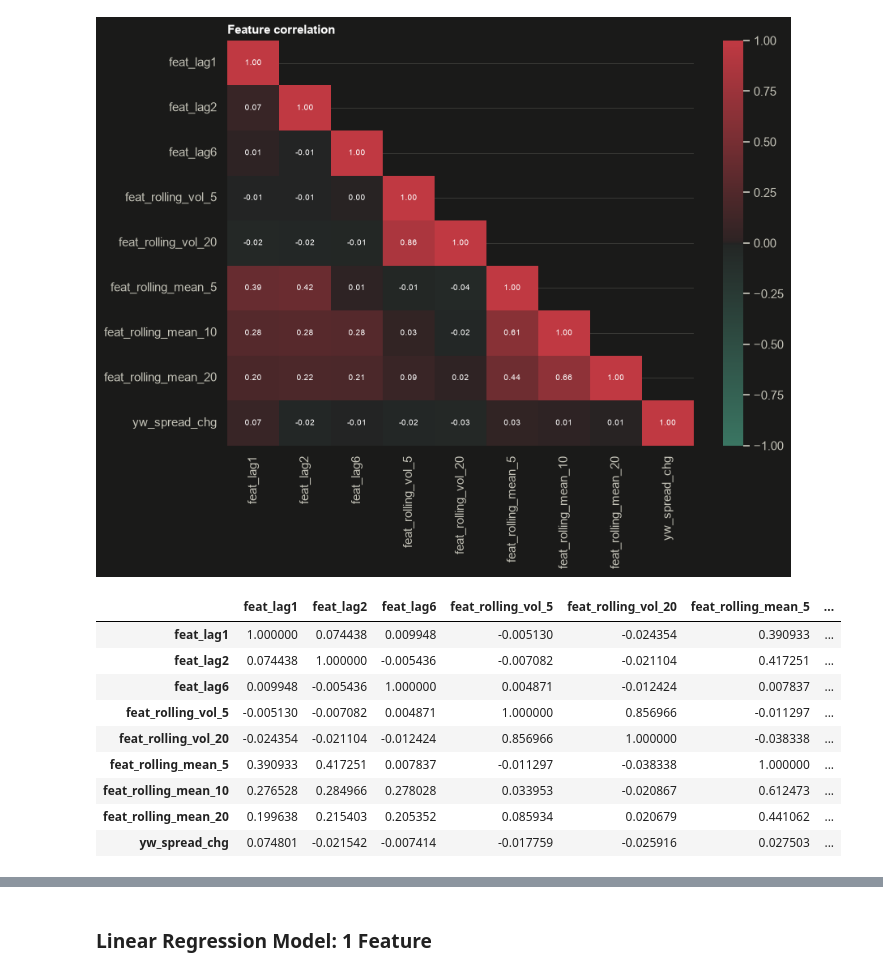
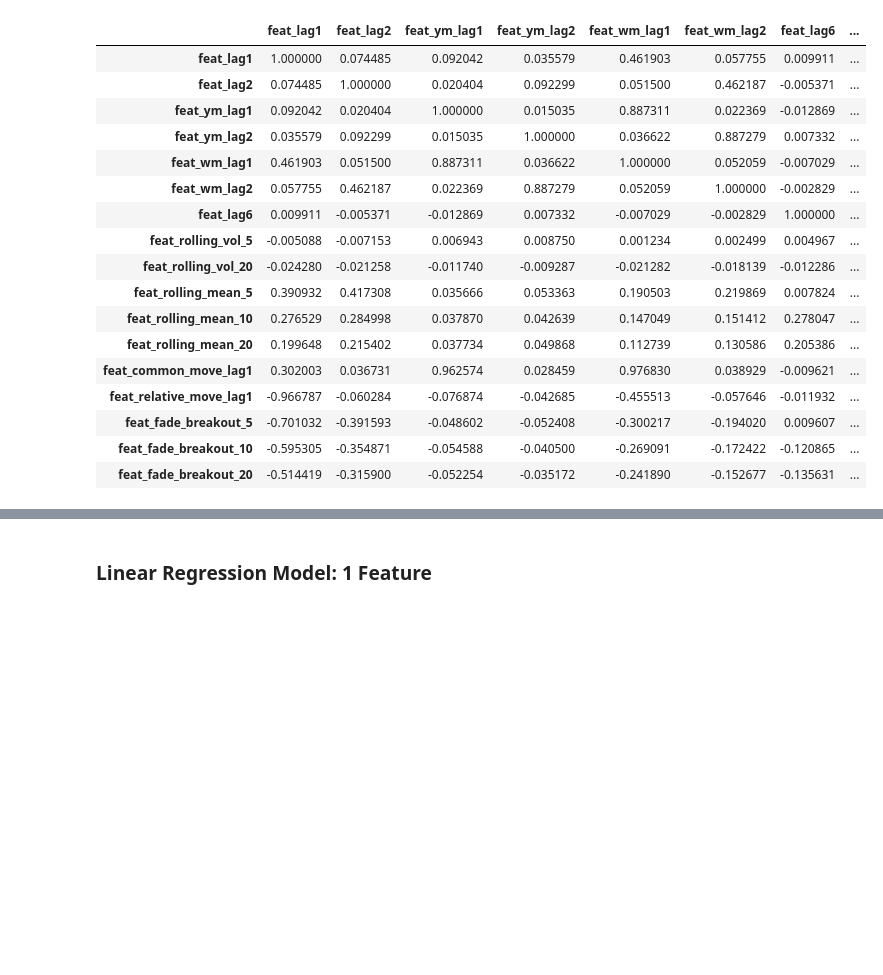
Before and after one commit to NicLabuschagne/asia-em-ags-research, a Jupyter notebook: notebooks/ml_testing.ipynb, the cells around one changed output, grey strips where cells are left out. Cells and saved outputs as stored; diff of their text form; code cells hidden in the pictures; blank space fills up the shorter version.

```diff
--- a/notebooks/ml_testing.ipynb
+++ b/notebooks/ml_testing.ipynb
@@ -36,10 +29,14 @@ set_theme("dark")
 path = r"C:\Users\Amin\PycharmProjects\Asia Ags\data\processed\feature_df_processed.parquet"
 
 df = pd.read_parquet(path)
-spread = df[["c_yw_spread"]].copy()
+spread = df[["c_yw_spread", "clog_wm_zar_per_tonne", "clog_safex_zar_per_tonne"]].copy()
 spread["yw_spread_chg"] = spread["c_yw_spread"] - spread["c_yw_spread"].shift(1)
 spread = spread.dropna()
 ts = spread.copy()
+ts["ym_log_ret"] = ts["clog_safex_zar_per_tonne"].diff()
+ts["wm_log_ret"] = ts["clog_wm_zar_per_tonne"].diff()
+ts = ts.dropna()
+clean = ts.copy()  # untouched base frame: the feature cell rebuilds from this
 
 # assess data
 ts.describe()
@@ -107,10 +106,13 @@ ut.calculate_sharpe(ts, "yw_spread_chg")
 # %%
 # build features (rebuilt from the clean spread, so re-running this cell never loses rows)
-# Every feature is shifted by 1: known at the close of t-1. The target is the change on day t,
-# yw_spread_chg itself - no further shift, or the model would be predicting two days ahead.
-ts = spread.copy()
+
+ts = clean.copy()
 ts["feat_lag1"] = ts["yw_spread_chg"].shift(1)
 ts["feat_lag2"] = ts["yw_spread_chg"].shift(2)
+ts["feat_ym_lag1"] = ts["ym_log_ret"].shift(1)
+ts["feat_ym_lag2"] = ts["ym_log_ret"].shift(2)
+ts["feat_wm_lag1"] = ts["wm_log_ret"].shift(1)
+ts["feat_wm_lag2"] = ts["wm_log_ret"].shift(2)
 # Given Ljungbox - add lag 6
 ts["feat_lag6"] = ts["yw_spread_chg"].shift(6)
 # 2. Capture the Volatility Clustering (from the 'squared' results)
@@ -123,6 +125,30 @@ ts["feat_rolling_mean_5"] = ts["yw_spread_chg"].shift(1).rolling(window=5).mean(
 ts["feat_rolling_mean_10"] = ts["yw_spread_chg"].shift(1).rolling(window=10).mean()
 ts["feat_rolling_mean_20"] = ts["yw_spread_chg"].shift(1).rolling(window=20).mean()
 
+# Split yesterday's leg returns into a shared market move and a relative (spread) move
+ts["feat_common_move_lag1"] = (ts["feat_ym_lag1"] + ts["feat_wm_lag1"]) / 2
+ts["feat_relative_move_lag1"] = ts["feat_ym_lag1"] - ts["feat_wm_lag1"]
+
+# Delphic Alpha signal
+def fade_breakout(df: pd.DataFrame, window: int = 20) -> pd.Series:
+    """Short at new highs, long at new lows. Fade exhaustion moves."""
+    c = df["c_yw_spread"]
+    prev_high = c.rolling(window).max().shift(1)
+    prev_low = c.rolling(window).min().shift(1)
+    signal = pd.Series(0.0, index=df.index)
+    signal[c > prev_high] = -1.0
+    signal[c < prev_low] = 1.0
+    return signal
+
+# Signals
+ts["feat_fade_breakout_5"] = fade_breakout(ts, window=5).shift(1)
+ts["feat_fade_breakout_10"] = fade_breakout(ts, window=10).shift(1)
+ts["feat_fade_breakout_20"] = fade_breakout(ts, window=20).shift(1)
+
+# target for classification
+ts["label"] = np.where(ts["yw_spread_chg"] > 0, 1, 0)
+
+
 feature_cols = [c for c in ts.columns if c.startswith("feat_")]
 ts = ts.dropna(subset=feature_cols + ["yw_spread_chg"])
 # %%
@@ -180,15 +205,22 @@ ut.nw_t_stat(ts, ["feat_lag1", "feat_lag2", "feat_lag6", "feat_rolling_vol_5", "
 # %%
 # view ic heatmap
-ut.plot_feature_correlation(ts, ["feat_lag1", "feat_lag2", "feat_lag6", "feat_rolling_vol_5", "feat_rolling_vol_20","feat_rolling_mean_5", "feat_rolling_mean_10", "feat_rolling_mean_20", "yw_spread_chg"], "spearman")
+ut.plot_feature_correlation(ts, feature_cols, "spearman")
 # %% [output]
-[figure, removed]
-|  | feat_lag1 | feat_lag2 | feat_lag6 | feat_rolling_vol_5 | feat_rolling_vol_20 | feat_rolling_mean_5 | ... |
-| feat_lag1 | 1.000000 | 0.074438 | 0.009948 | -0.005130 | -0.024354 | 0.390933 | ... |
-| feat_lag2 | 0.074438 | 1.000000 | -0.005436 | -0.007082 | -0.021104 | 0.417251 | ... |
-| feat_lag6 | 0.009948 | -0.005436 | 1.000000 | 0.004871 | -0.012424 | 0.007837 | ... |
-| feat_rolling_vol_5 | -0.005130 | -0.007082 | 0.004871 | 1.000000 | 0.856966 | -0.011297 | ... |
-| feat_rolling_vol_20 | -0.024354 | -0.021104 | -0.012424 | 0.856966 | 1.000000 | -0.038338 | ... |
-| feat_rolling_mean_5 | 0.390933 | 0.417251 | 0.007837 | -0.011297 | -0.038338 | 1.000000 | ... |
-| feat_rolling_mean_10 | 0.276528 | 0.284966 | 0.278028 | 0.033953 | -0.020867 | 0.612473 | ... |
-| feat_rolling_mean_20 | 0.199638 | 0.215403 | 0.205352 | 0.085934 | 0.020679 | 0.441062 | ... |
-| yw_spread_chg | 0.074801 | -0.021542 | -0.007414 | -0.017759 | -0.025916 | 0.027503 | ... |
+|  | feat_lag1 | feat_lag2 | feat_ym_lag1 | feat_ym_lag2 | feat_wm_lag1 | feat_wm_lag2 | feat_lag6 | ... |
+| feat_lag1 | 1.000000 | 0.074485 | 0.092042 | 0.035579 | 0.461903 | 0.057755 | 0.009911 | ... |
+| feat_lag2 | 0.074485 | 1.000000 | 0.020404 | 0.092299 | 0.051500 | 0.462187 | -0.005371 | ... |
+| feat_ym_lag1 | 0.092042 | 0.020404 | 1.000000 | 0.015035 | 0.887311 | 0.022369 | -0.012869 | ... |
+| feat_ym_lag2 | 0.035579 | 0.092299 | 0.015035 | 1.000000 | 0.036622 | 0.887279 | 0.007332 | ... |
+| feat_wm_lag1 | 0.461903 | 0.051500 | 0.887311 | 0.036622 | 1.000000 | 0.052059 | -0.007029 | ... |
+| feat_wm_lag2 | 0.057755 | 0.462187 | 0.022369 | 0.887279 | 0.052059 | 1.000000 | -0.002829 | ... |
+| feat_lag6 | 0.009911 | -0.005371 | -0.012869 | 0.007332 | -0.007029 | -0.002829 | 1.000000 | ... |
+| feat_rolling_vol_5 | -0.005088 | -0.007153 | 0.006943 | 0.008750 | 0.001234 | 0.002499 | 0.004967 | ... |
+| feat_rolling_vol_20 | -0.024280 | -0.021258 | -0.011740 | -0.009287 | -0.021282 | -0.018139 | -0.012286 | ... |
+| feat_rolling_mean_5 | 0.390932 | 0.417308 | 0.035666 | 0.053363 | 0.190503 | 0.219869 | 0.007824 | ... |
+| feat_rolling_mean_10 | 0.276529 | 0.284998 | 0.037870 | 0.042639 | 0.147049 | 0.151412 | 0.278047 | ... |
+| feat_rolling_mean_20 | 0.199648 | 0.215402 | 0.037734 | 0.049868 | 0.112739 | 0.130586 | 0.205386 | ... |
+| feat_common_move_lag1 | 0.302003 | 0.036731 | 0.962574 | 0.028459 | 0.976830 | 0.038929 | -0.009621 | ... |
+| feat_relative_move_lag1 | -0.966787 | -0.060284 | -0.076874 | -0.042685 | -0.455513 | -0.057646 | -0.011932 | ... |
+| feat_fade_breakout_5 | -0.701032 | -0.391593 | -0.048602 | -0.052408 | -0.300217 | -0.194020 | 0.009607 | ... |
+| feat_fade_breakout_10 | -0.595305 | -0.354871 | -0.054588 | -0.040500 | -0.269091 | -0.172422 | -0.120865 | ... |
+| feat_fade_breakout_20 | -0.514419 | -0.315900 | -0.052254 | -0.035172 | -0.241890 | -0.152677 | -0.135631 | ... |
```
Also changed, not shown: parts of 25 cells of this notebook, 1 other file.
